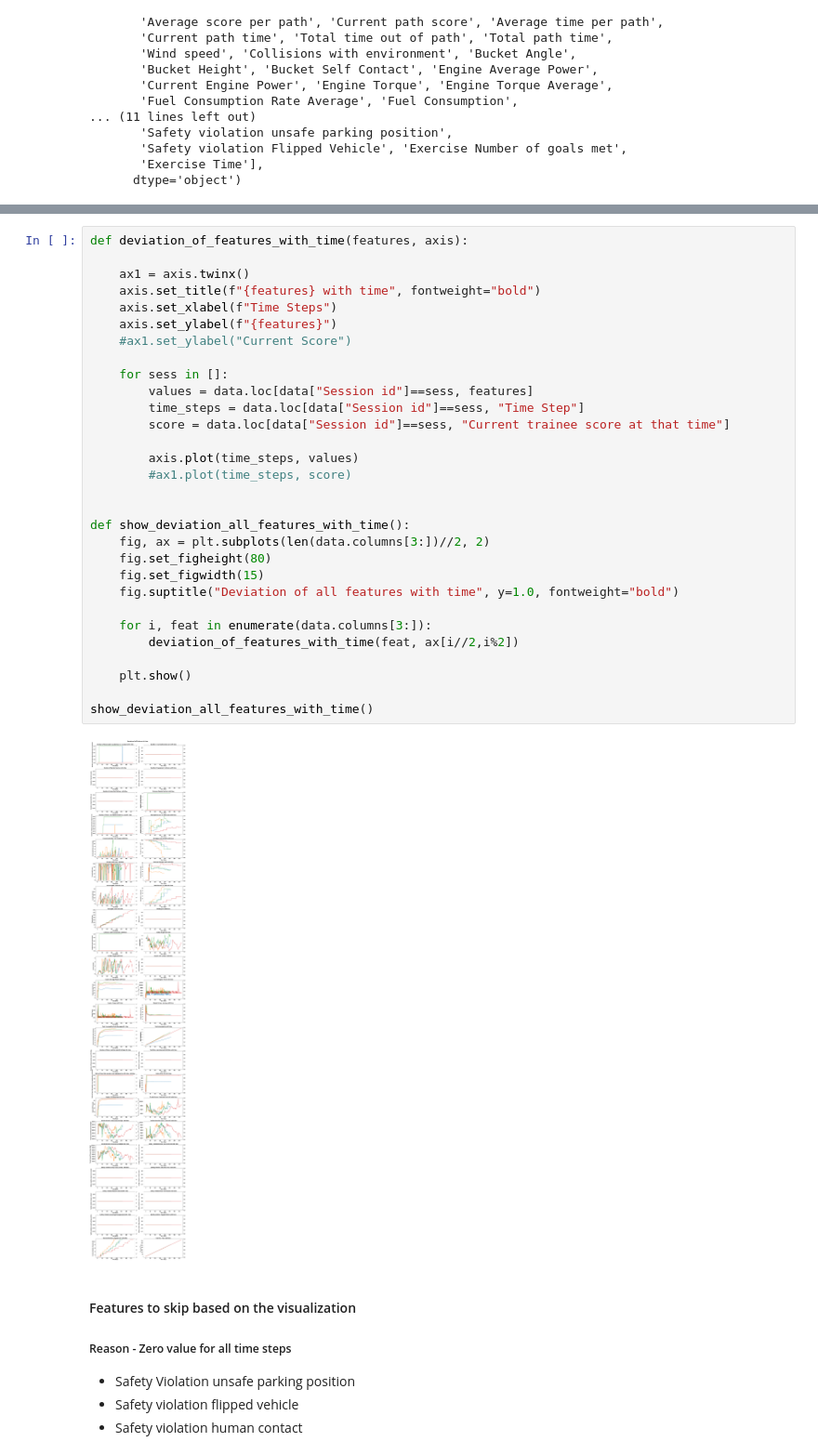
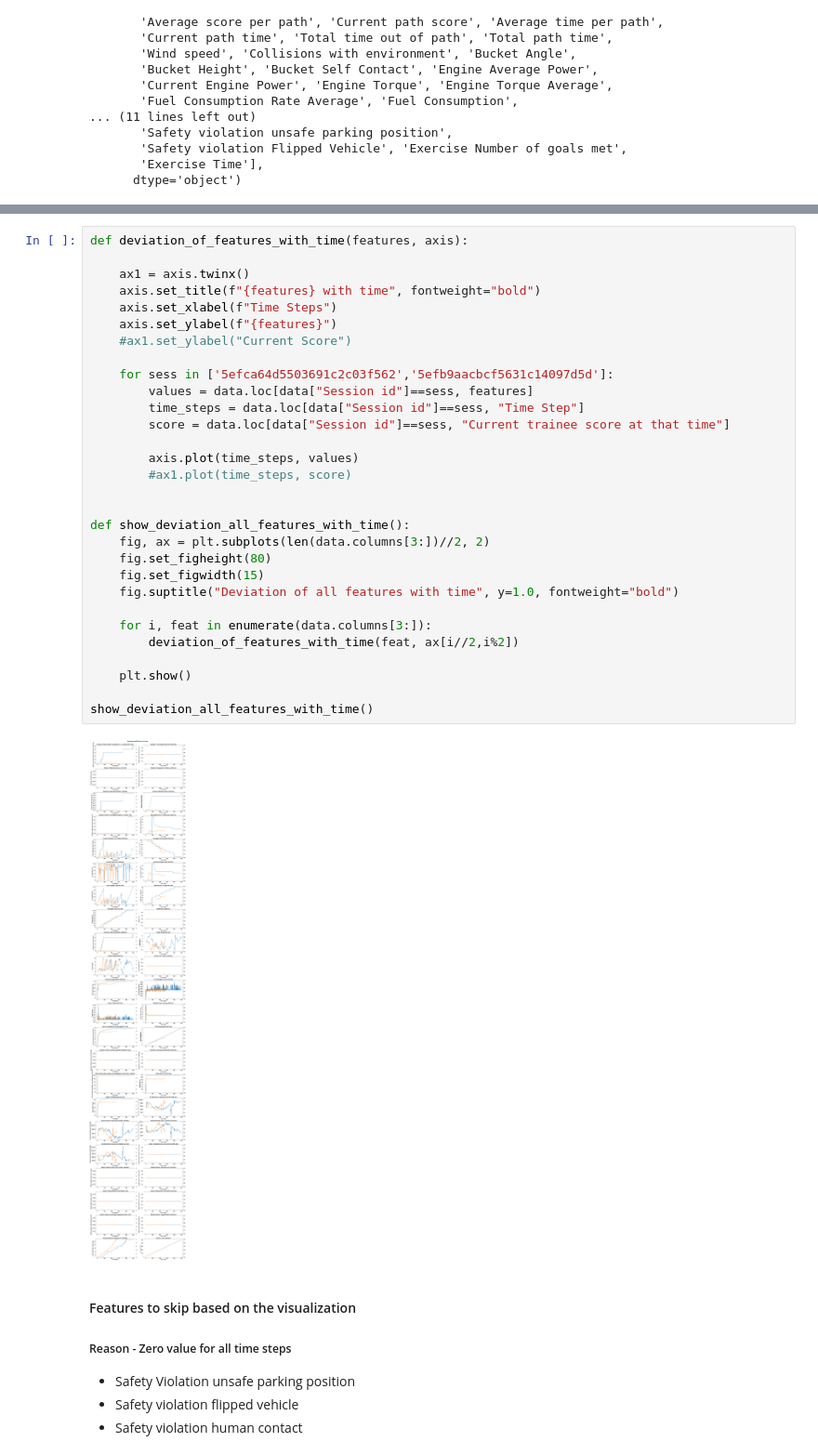
Before and after one commit to pranavAL/InvRL_Auto-Evaluate, a Jupyter notebook: EDA.ipynb, the cells around one changed output, grey strips where cells are left out. Shown at 93% size. Drawn from its saved outputs; the diff is of its cells as text.

```diff
--- a/EDA.ipynb
+++ b/EDA.ipynb
@@ -140,35 +140,35 @@ print(sorted_sess)
 # %%
 def deviation_of_features_with_time(features, axis):
 
     ax1 = axis.twinx()
     axis.set_title(f"{features} with time", fontweight="bold")
     axis.set_xlabel(f"Time Steps")
     axis.set_ylabel(f"{features}")
     #ax1.set_ylabel("Current Score")
 
-    for sess in []:
+    for sess in ['5efca64d5503691c2c03f562','5efb9aacbcf5631c14097d5d']:
         values = data.loc[data["Session id"]==sess, features]
         time_steps = data.loc[data["Session id"]==sess, "Time Step"]
         score = data.loc[data["Session id"]==sess, "Current trainee score at that time"]
 
         axis.plot(time_steps, values)
         #ax1.plot(time_steps, score)
 
 
 def show_deviation_all_features_with_time():
     fig, ax = plt.subplots(len(data.columns[3:])//2, 2)
     fig.set_figheight(80)
     fig.set_figwidth(15)
     fig.suptitle("Deviation of all features with time", y=1.0, fontweight="bold")
 
     for i, feat in enumerate(data.columns[3:]):
         deviation_of_features_with_time(feat, ax[i//2,i%2])
 
     plt.show()
 
 show_deviation_all_features_with_time()
 # %% [output]
-[figure, old version]
+[figure, new version]
 # %% [markdown]
 #### Features to skip based on the visualization
 ##### Reason - Zero value for all time steps
```
Also changed, not shown: parts of 1 cell of this notebook, 10 other files.
